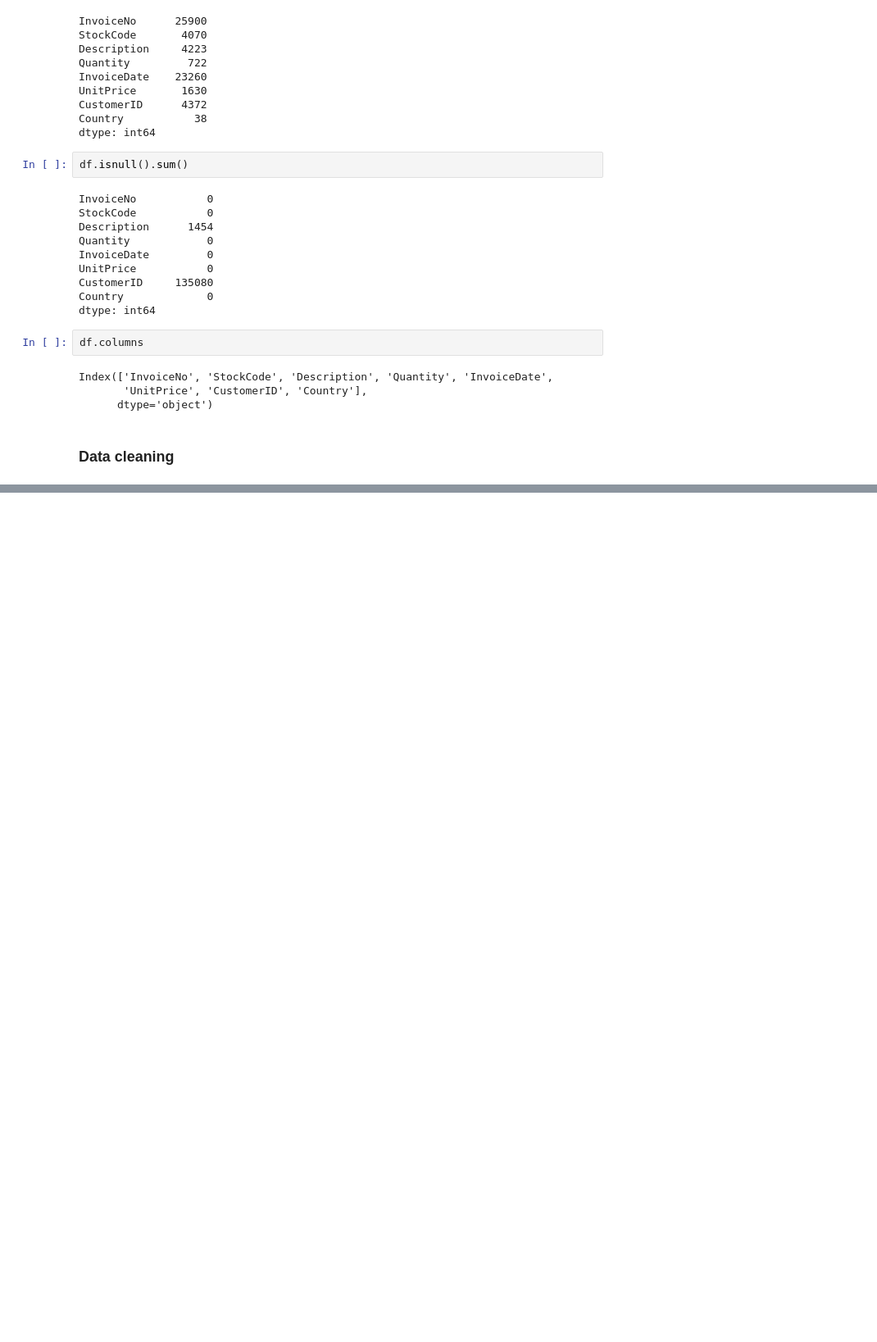
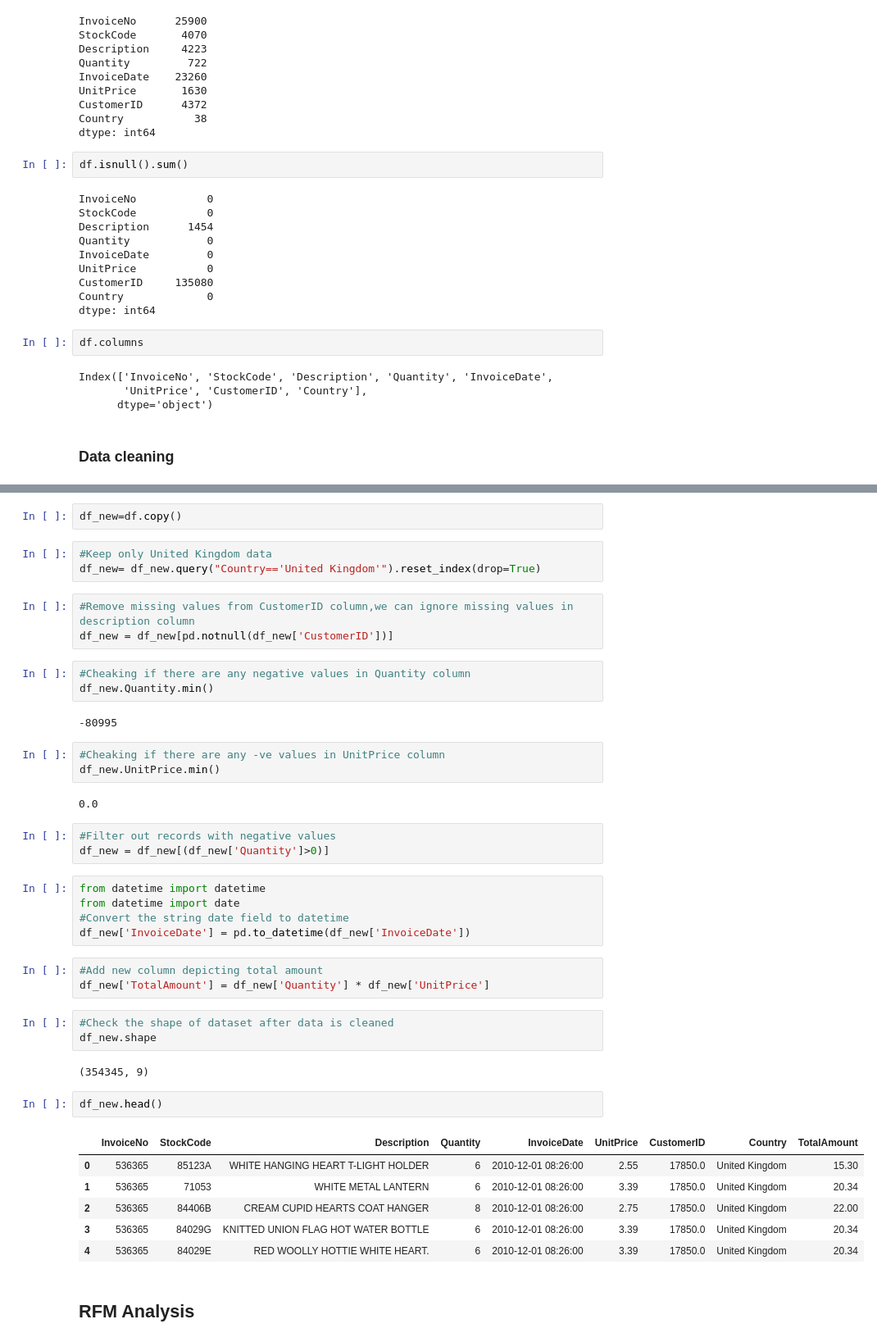
Before and after one commit to BiswajitPaul7/Online-Retail-Customer-Segmentation, a Jupyter notebook: Online_Retail_Customer_Segmentation_Solution_Capstone_Project.ipynb, the cells around one changed output, grey strips where cells are left out. Shown at 82% size. Saved outputs shown, nothing was run; the diff lists cells and outputs as text; blank space fills up the shorter version.

```diff
--- a/Online_Retail_Customer_Segmentation_Solution_Capstone_Project.ipynb
+++ b/Online_Retail_Customer_Segmentation_Solution_Capstone_Project.ipynb
@@ -127,0 +150,45 @@ Index(['InvoiceNo', 'StockCode', 'Description', 'Quantity', 'InvoiceDate',
+# %%
+df_new=df.copy()
+# %%
+#Keep only United Kingdom data
+df_new= df_new.query("Country=='United Kingdom'").reset_index(drop=True)
+# %%
+#Remove missing values from CustomerID column,we can ignore missing values in description column
+df_new = df_new[pd.notnull(df_new['CustomerID'])]
+# %%
+#Cheaking if there are any negative values in Quantity column
+df_new.Quantity.min()
+# %% [output]
+-80995
+# %%
+#Cheaking if there are any -ve values in UnitPrice column
+df_new.UnitPrice.min()
+# %% [output]
+0.0
+# %%
+#Filter out records with negative values
+df_new = df_new[(df_new['Quantity']>0)]
+# %%
+from datetime import datetime
+from datetime import date
+#Convert the string date field to datetime
+df_new['InvoiceDate'] = pd.to_datetime(df_new['InvoiceDate'])
+# %%
+#Add new column depicting total amount
+df_new['TotalAmount'] = df_new['Quantity'] * df_new['UnitPrice']
+# %%
+#Check the shape of dataset after data is cleaned
+df_new.shape
+# %% [output]
+(354345, 9)
+# %%
+df_new.head()
+# %% [output]
+|  | InvoiceNo | StockCode | Description | Quantity | InvoiceDate | UnitPrice | CustomerID | Country | TotalAmount |
+| 0 | 536365 | 85123A | WHITE HANGING HEART T-LIGHT HOLDER | 6 | 2010-12-01 08:26:00 | 2.55 | 17850.0 | United Kingdom | 15.30 |
+| 1 | 536365 | 71053 | WHITE METAL LANTERN | 6 | 2010-12-01 08:26:00 | 3.39 | 17850.0 | United Kingdom | 20.34 |
+| 2 | 536365 | 84406B | CREAM CUPID HEARTS COAT HANGER | 8 | 2010-12-01 08:26:00 | 2.75 | 17850.0 | United Kingdom | 22.00 |
+| 3 | 536365 | 84029G | KNITTED UNION FLAG HOT WATER BOTTLE | 6 | 2010-12-01 08:26:00 | 3.39 | 17850.0 | United Kingdom | 20.34 |
+| 4 | 536365 | 84029E | RED WOOLLY HOTTIE WHITE HEART. | 6 | 2010-12-01 08:26:00 | 3.39 | 17850.0 | United Kingdom | 20.34 |
+# %% [markdown]
+## RFM Analysis
```
Also changed, not shown: parts of 1 cell of this notebook.
